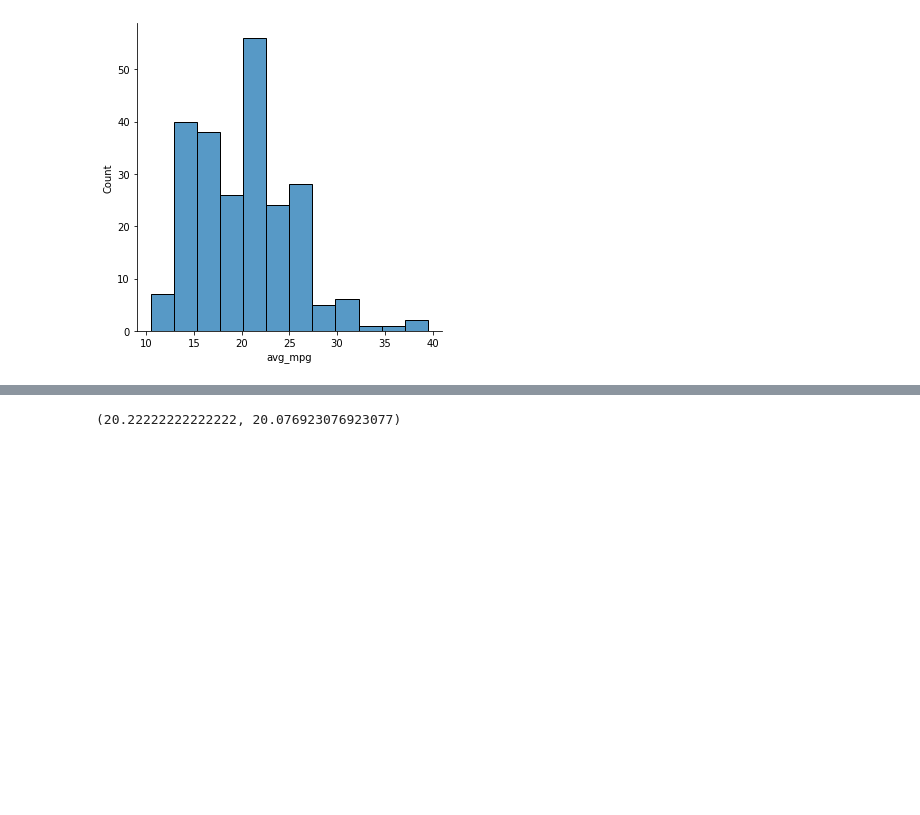
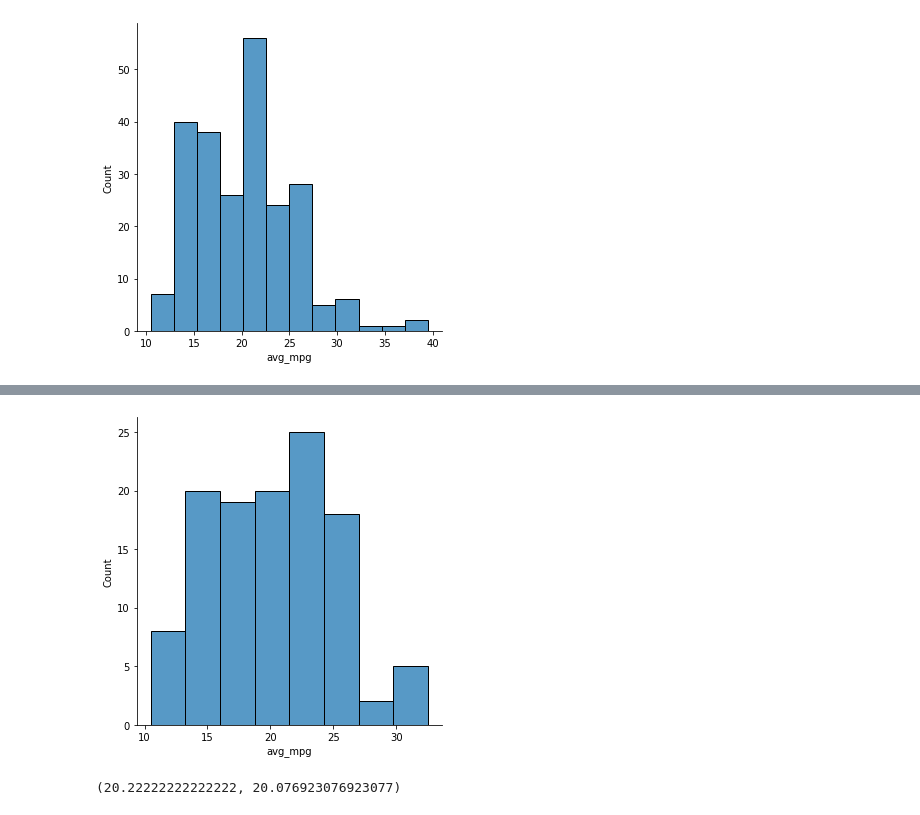
Before and after one commit to jeffakins/statistics_exercises, a Jupyter notebook: hypothesis_testing.ipynb, the cells around one changed output, grey strips where cells are left out. Cells and saved outputs as stored; diff of their text form; code cells hidden in the pictures; blank space fills up the shorter version.

```diff
--- a/hypothesis_testing.ipynb
+++ b/hypothesis_testing.ipynb
@@ -134,3 +140,9 @@ plt.show()
+# %%
+# 2008 cars average mpg
+sns.displot(year_diff_df[year_diff_df.year == 2008].avg_mpg)
+plt.show()
+# %% [output]
+[figure, added]
 # %%
 yr99 = year_diff_df[year_diff_df.year == 1999].avg_mpg.mean()
 yr08 = year_diff_df[year_diff_df.year == 2008].avg_mpg.mean()
```
Also changed, not shown: parts of 13 cells of this notebook.
